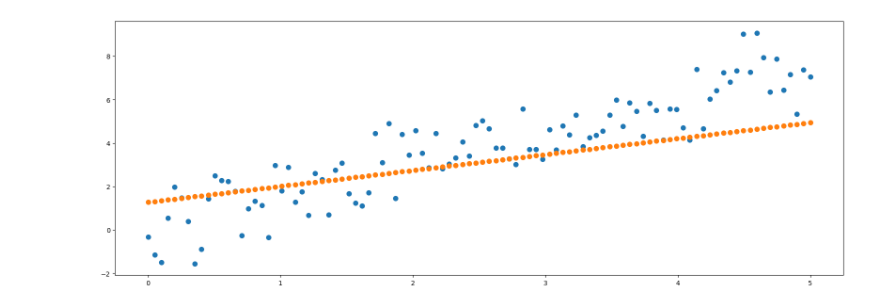
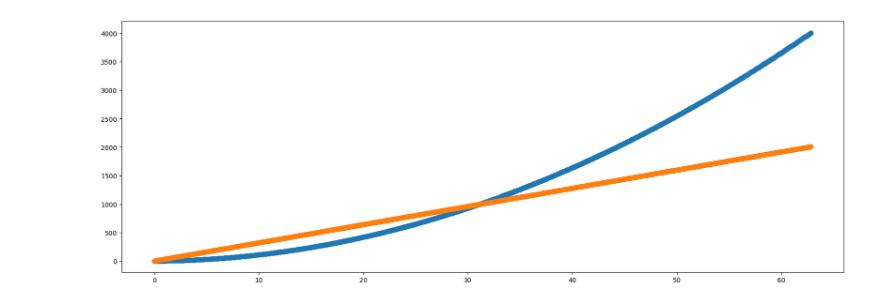
Before and after one commit to Mitchell-Mirano/Allison, a Jupyter notebook: experiments/graphs.ipynb, the cells around one changed output. Saved outputs shown, nothing was run; the diff lists cells and outputs as text; code cells hidden in the pictures.

Commit message:
First net with loss graph

```diff
--- a/experiments/graphs.ipynb
+++ b/experiments/graphs.ipynb
@@ -121,0 +121,15 @@ b = Tensor(np.random.randn(1, 1))
+# %%
+X = Tensor(np.stack([x1, x2], axis=1))
+Y = Tensor(y)
+# %%
+class Network:
+    def __init__(self):
+        self.W1 = Tensor(np.random.randn(2, 1))
+        self.b1 = Tensor(np.random.randn(1, 1))
+
+    def forward(self, x):
+        x = x @ self.W1 + self.b1
+        return x
+
+
+net = Network()
@@ -122,20 +138,23 @@ b = Tensor(np.random.randn(1, 1))
 # %%
 # Entrenamiento básico
-for epoch in range(1000):
-    Y_pred = X @ W + b
-    loss = ((Y_pred - Y) * (Y_pred - Y)).data.mean()
+for epoch in range(1000+1):
+    Y_pred = net.forward(X)
 
-    # Gradientes
+    r2 = r2_score(Y,Y_pred)
+
     L = (Y_pred - Y) * (Y_pred - Y)
     L.backward()
 
+    loss = L.data.mean()
     # Actualización
-    lr = 1e-9
-    W.data -= lr * W.grad
-    b.data -= lr * b.grad
-    W.grad = np.zeros_like(W.grad)
-    b.grad = np.zeros_like(b.grad)
+    lr = 1e-12
+
+    net.W1.data -= lr*net.W1.grad
+    net.b1.data -= lr*net.b1.grad
+
+    net.W1.grad = np.zeros_like(net.W1.grad)
+    net.b1.grad = np.zeros_like(net.b1.grad)
 
     if epoch % 100 == 0:
-        print(f"Epoch {epoch} | Loss: {loss:.6f}")
+        print(f"Epoch {epoch} | Loss: {loss:.6f} | R2:{100*r2:.2f}%")
 # %% [output]
@@ -152,12 +172,12 @@ Epoch 900 | Loss: 7.028087
 # %%
 import matplotlib.pyplot as plt
 
-y_pred = X @ W + b
+y_pred = net.forward(X)
 
 plt.figure(figsize=(20, 7))
-plt.scatter(X.data[:, 0], Y.data, s=50)
+plt.scatter(X.data[:, 1], Y.data, s=50)
 
-plt.scatter(X.data[:, 0], y_pred.data, s=50)
+plt.scatter(X.data[:, 1], y_pred.data, s=50)
 plt.show()
 # %% [output]
-[figure, old version]
+[figure, new version]
```
Also changed, not shown: parts of 7 cells of this notebook.
